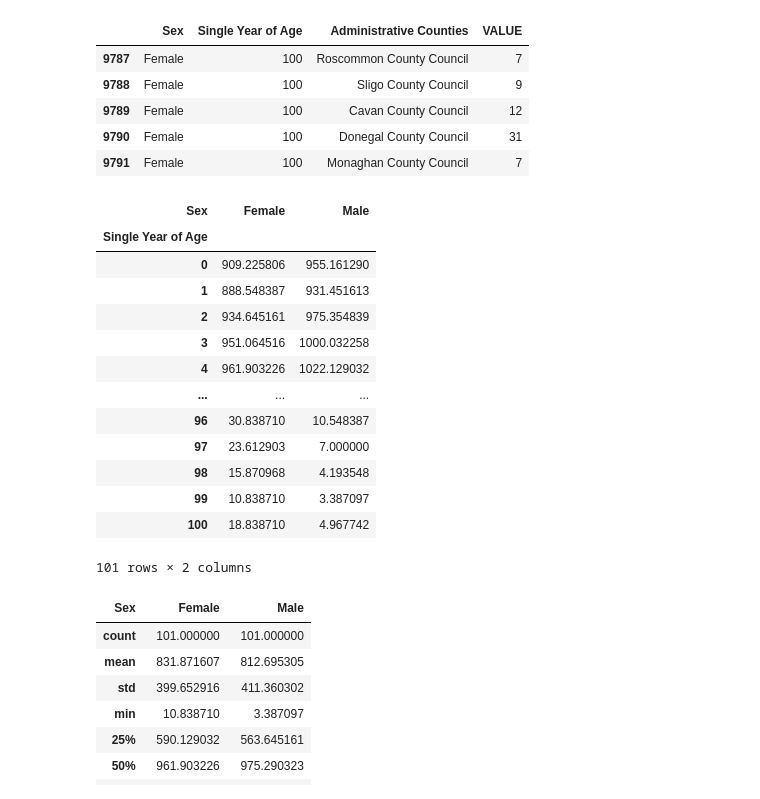
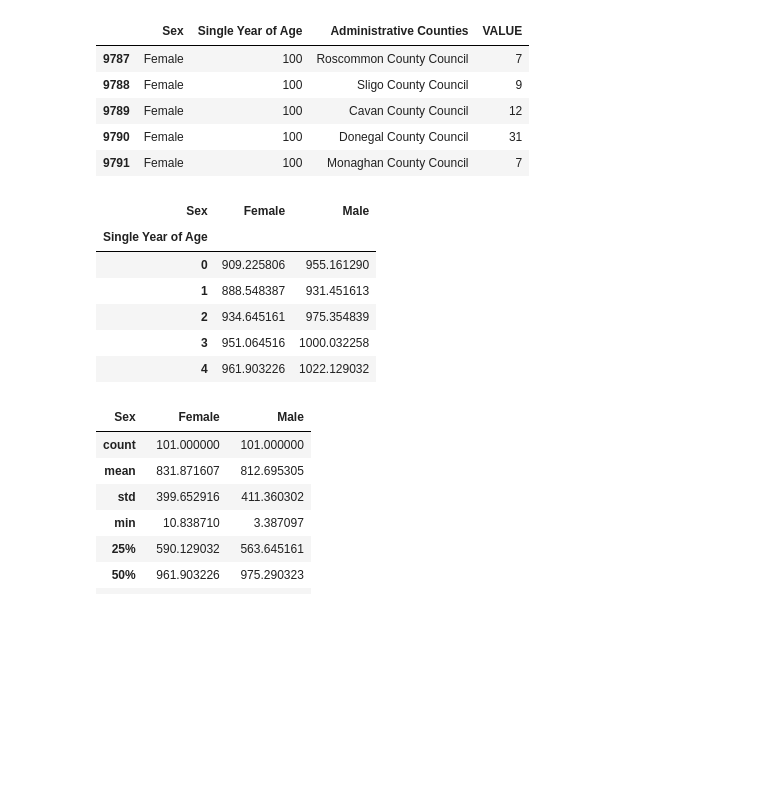
Before and after one commit to marianemcgrath/pfda, a Jupyter notebook: assignment/assignment05_population.ipynb, the cells around one changed output. Drawn from its saved outputs; the diff is of its cells as text; code cells hidden in the pictures; blank space fills up the shorter version.

```diff
--- a/assignment/assignment05_population.ipynb
+++ b/assignment/assignment05_population.ipynb
@@ -81,36 +81,28 @@ None
 # %%
 # Creating a pivot table for population analysis by age and sex
 df_analysis = pd.pivot_table(df, "VALUE","Single Year of Age", "Sex")
 
 # Removing the Both sexes column, as it is not needed for this analysis
 df_analysis.drop(columns=["Both sexes"], inplace=True)
 
 '''
 # Saving the analysis to CSV file
 df_analysis.to_csv("population_by_age_and_sex.csv")
 
 '''
-
 # Display the analysis
-display(df_analysis)
+display(df_analysis.head())
 
 # Source: https://realpython.com/how-to-pandas-pivot-table/#performing-more-advanced-aggregations
 # Source: https://data.org/wp-content/uploads/2024/08/5.-Gender-Case-Study-through-Python.pdf
 # Source: https://www.analyticsvidhya.com/blog/2020/03/pivot-table-pandas-python/
 # %% [output]
 | Sex | Female | Male |
 | Single Year of Age |  |  |
 | 0 | 909.225806 | 955.161290 |
 | 1 | 888.548387 | 931.451613 |
 | 2 | 934.645161 | 975.354839 |
 | 3 | 951.064516 | 1000.032258 |
 | 4 | 961.903226 | 1022.129032 |
-| ... | ... | ... |
-| 96 | 30.838710 | 10.548387 |
-| 97 | 23.612903 | 7.000000 |
-| 98 | 15.870968 | 4.193548 |
-| 99 | 10.838710 | 3.387097 |
-| 100 | 18.838710 | 4.967742 |
-101 rows × 2 columns
 # %%
 # We'll get some descriptive statistics for the population by age and sex in Ireland
```
Also changed, not shown: parts of 7 cells of this notebook, 4 other files.
